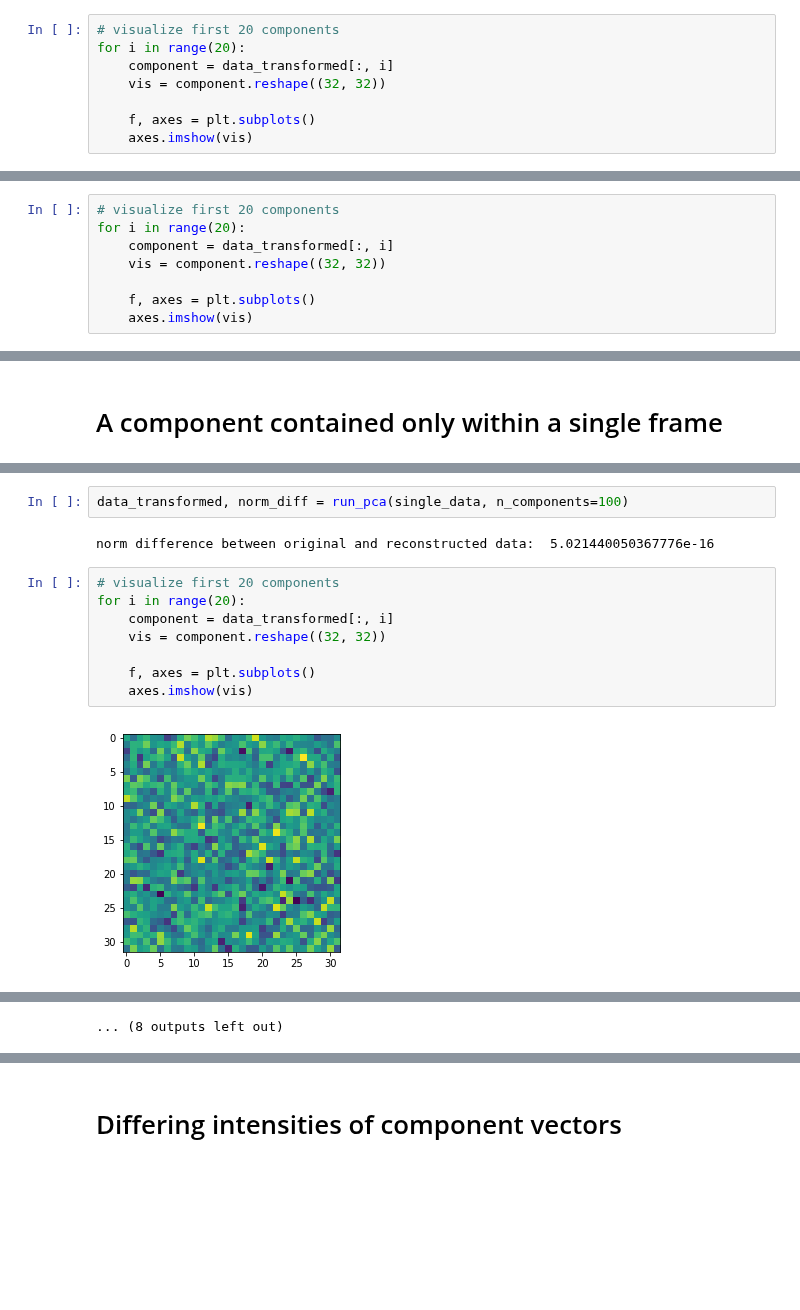
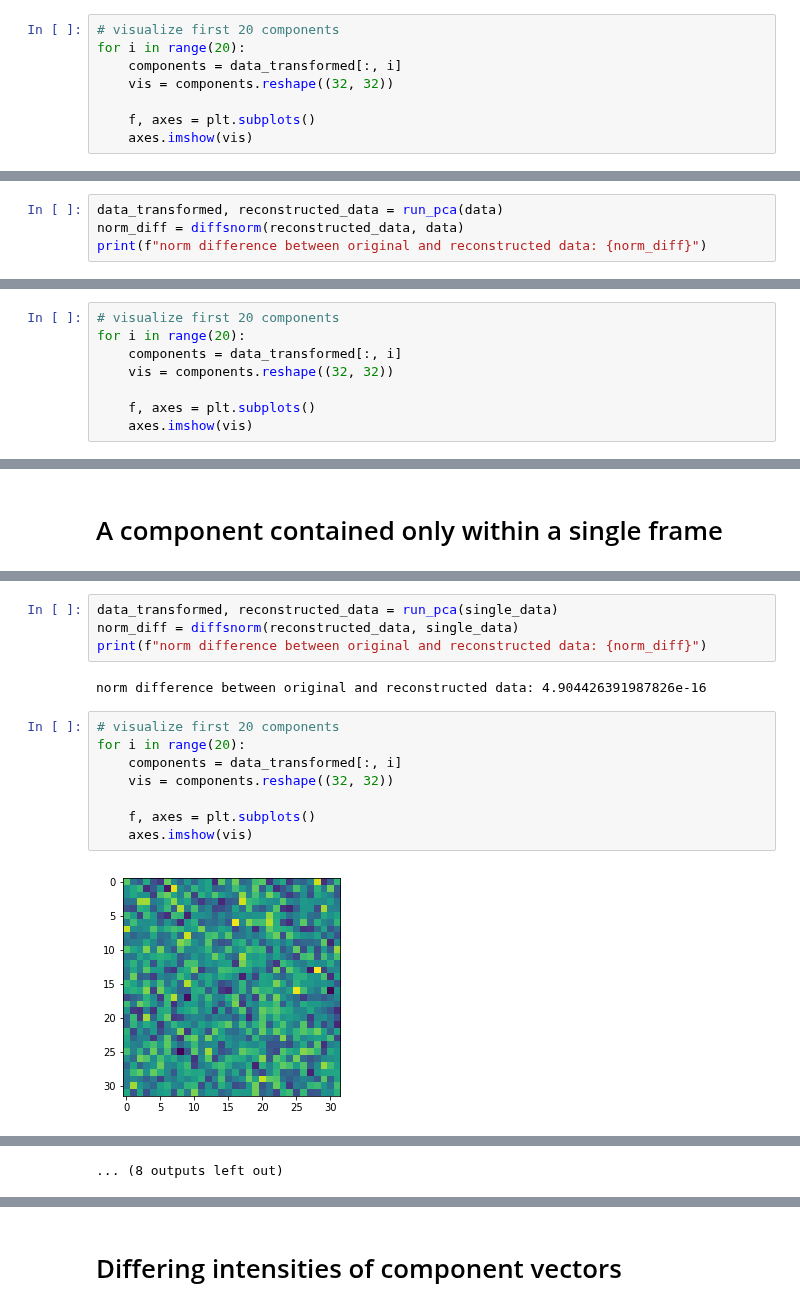
Before and after one commit to LiberTEM/LiberTEM, a Jupyter notebook: examples/pca.ipynb, the cells around one changed output, grey strips where cells are left out. Drawn from its saved outputs; the diff is of its cells as text; blank space fills up the shorter version.

```diff
--- a/examples/pca.ipynb
+++ b/examples/pca.ipynb
@@ -191,8 +233,8 @@ norm difference between original and reconstructed data:  6.214346901222358e-16
 # %%
 # visualize first 20 components
 for i in range(20):
-    component = data_transformed[:, i]
-    vis = component.reshape((32, 32))
+    components = data_transformed[:, i]
+    vis = components.reshape((32, 32))
 
     f, axes = plt.subplots()
     axes.imshow(vis)
@@ -216,0 +255,4 @@ norm difference between original and reconstructed data:  0.22286705173694243
+# %%
+data_transformed, reconstructed_data = run_pca(data)
+norm_diff = diffsnorm(reconstructed_data, data)
+print(f"norm difference between original and reconstructed data: {norm_diff}")
@@ -217,8 +261,8 @@ norm difference between original and reconstructed data:  0.22286705173694243
 # %%
 # visualize first 20 components
 for i in range(20):
-    component = data_transformed[:, i]
-    vis = component.reshape((32, 32))
+    components = data_transformed[:, i]
+    vis = components.reshape((32, 32))
 
     f, axes = plt.subplots()
     axes.imshow(vis)
@@ -270,14 +304,16 @@ norm difference between original and reconstructed data:  6.0418627360098e-16
-# %%
-data_transformed, norm_diff = run_pca(single_data, n_components=100)
-# %% [output]
-norm difference between original and reconstructed data:  5.021440050367776e-16
+# %%
+data_transformed, reconstructed_data = run_pca(single_data)
+norm_diff = diffsnorm(reconstructed_data, single_data)
+print(f"norm difference between original and reconstructed data: {norm_diff}")
+# %% [output]
+norm difference between original and reconstructed data: 4.904426391987826e-16
 # %%
 # visualize first 20 components
 for i in range(20):
-    component = data_transformed[:, i]
-    vis = component.reshape((32, 32))
+    components = data_transformed[:, i]
+    vis = components.reshape((32, 32))
 
     f, axes = plt.subplots()
     axes.imshow(vis)
 # %% [output]
-[figure, old version]
+[figure, new version]
```
Also changed, not shown: parts of 34 cells of this notebook.
